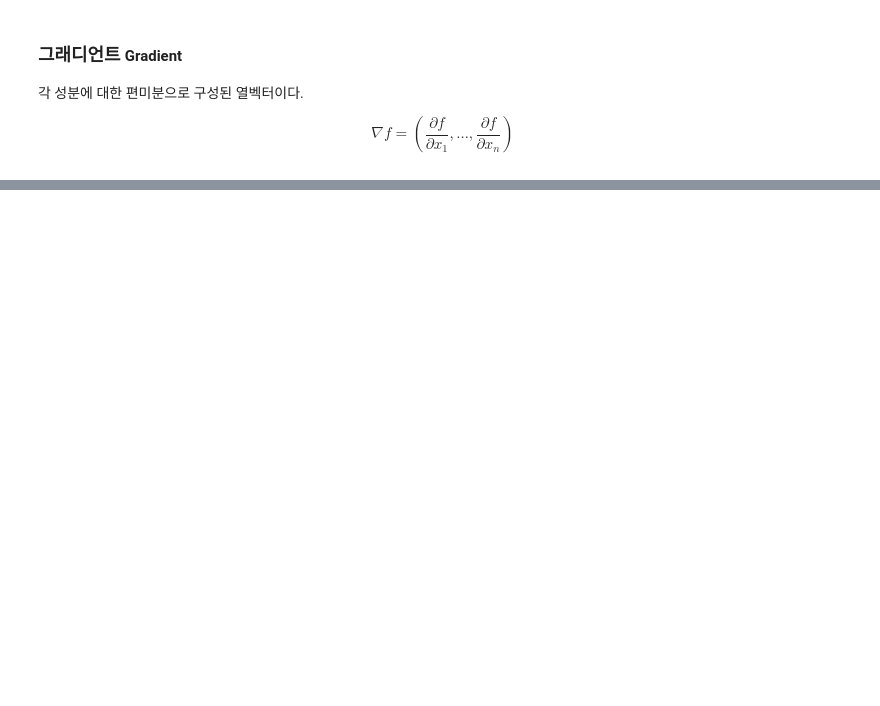
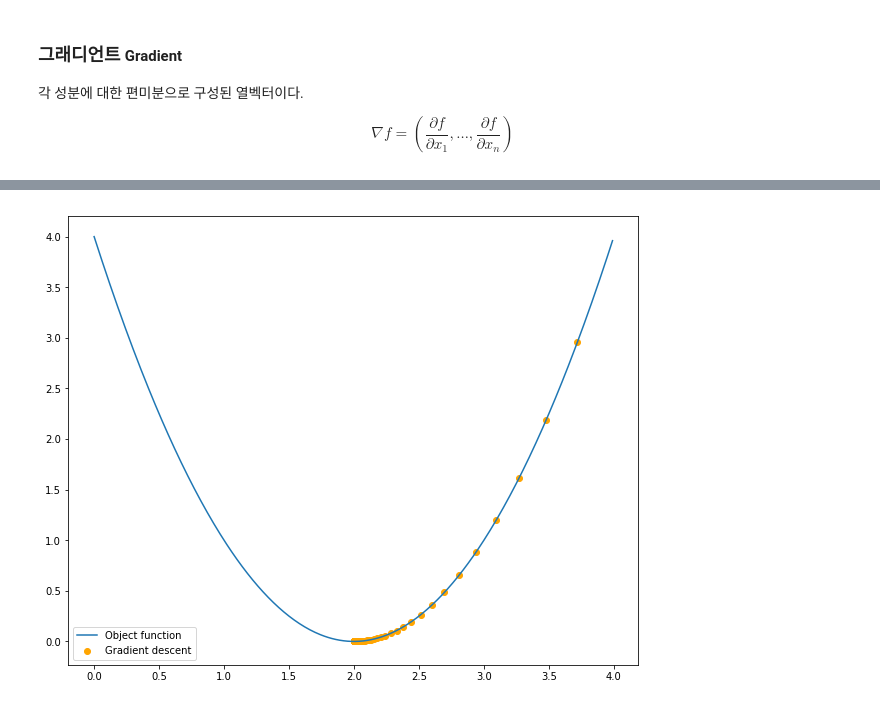
Before and after one commit to simnalamburt/snucse, a Jupyter notebook: Deep Learning from Scratch/4-learning.ipynb, the cells around one changed output, grey strips where cells are left out. Saved outputs shown, nothing was run; the diff lists cells and outputs as text; code cells hidden in the pictures; blank space fills up the shorter version.

```diff
--- a/Deep Learning from Scratch/4-learning.ipynb
+++ b/Deep Learning from Scratch/4-learning.ipynb
@@ -99,15 +127,17 @@ $${\displaystyle
 \end{align}
 }$$
 # %%
-def partial_derivative(f, nth, h=1E-4):
+def partial_derivate(f, nth, h=1E-4):
     """
-    편미분 연산자. 이 함수의 파라미터로 편미분하고싶은 함수와, 몇번째 파라미터를 기준으로
-    편미분할지 전달하면, 편도함수가 결과로 나온다.
+    편미분 연산자.
+
+    이 함수의 파라미터로 편미분하고싶은 함수와, 몇번째 파라미터를 기준으로 편미분할지
+    전달하면, 편도함수가 결과로 나온다.
 
     .. code-block:: python
 
        surface = lambda a, b: a**2 + b**2
-       partial = partial_derivative(surface, 0)
+       partial = partial_derivate(surface, 0)
 
        partial(1, 2) # 2
        partial(2, 3) # 4
@@ -120,7 +150,7 @@ def partial_derivative(f, nth, h=1E-4):
     return func
 
 func = lambda a, b, c: a**2 + b**2 + c**2
-partial = partial_derivative(func, 0)
+partial = partial_derivate(func, 0)
 partial_analytic = lambda a, b, c: 2*a
 
 for args in (1, 2, 3), (4, 5, 6), (7, 8, 9):
@@ -183,0 +269,27 @@ for args in (1, 2, 3), (4, 5, 6), (7, 8, 9):
+# %%
+import matplotlib.pyplot as plt
+
+def grad_descent(f, x=4, eta=0.07, iteration=100):
+    gradient = grad(f)
+    results = np.empty((iteration, 2))
+    for i in range(iteration):
+        x = x - eta * gradient(np.array([x]))
+        y = func(x)
+        results[i,0] = x
+        results[i,1] = f(x)
+    return results[-1], results
+
+func = lambda x: (x-2)**2
+result, process = grad_descent(func)
+
+plt.figure(1, figsize=(9,7)).subplots_adjust(left=0.10, bottom=0.09, top=0.98, right=0.98)
+x = x = np.arange(0, 4, 0.01)
+y = func(x)
+plt.plot(x, y, label='Object function')
+
+plt.scatter(process[...,0], process[...,1], color='orange', label='Gradient descent')
+
+plt.legend()
+plt.show()
+# %% [output]
+[figure, added]
```
Also changed, not shown: parts of 12 cells of this notebook.
